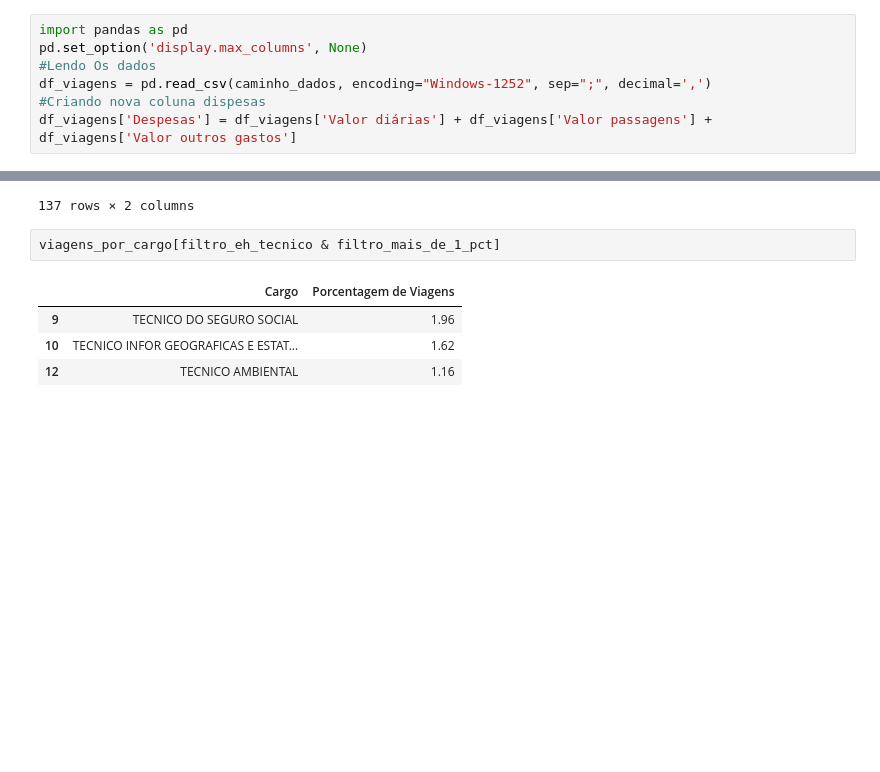
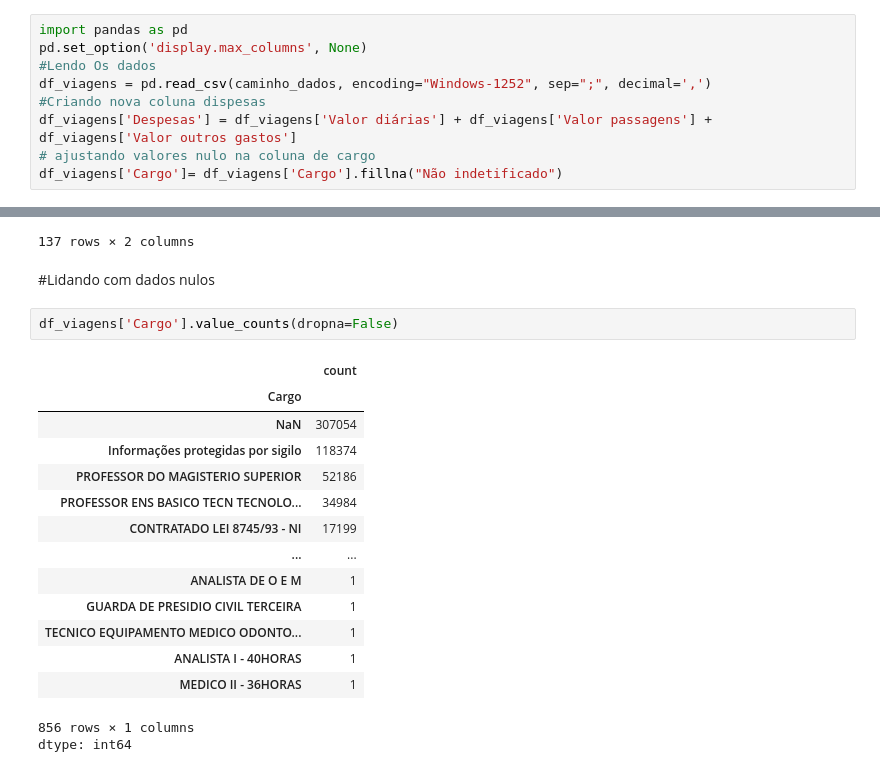
Before and after one commit to Murilo11/Analise-de-Dados-Portal-de-Transparencia, a Jupyter notebook: Analise_De_Dados_do_Portal_da_Transparencia.ipynb, the cells around one changed output, grey strips where cells are left out. Saved outputs shown, nothing was run; the diff lists cells and outputs as text; blank space fills up the shorter version.

Commit message:
Lidando com dados nulos

```diff
--- a/Analise_De_Dados_do_Portal_da_Transparencia.ipynb
+++ b/Analise_De_Dados_do_Portal_da_Transparencia.ipynb
@@ -11,6 +11,8 @@ pd.set_option('display.max_columns', None)
 df_viagens = pd.read_csv(caminho_dados, encoding="Windows-1252", sep=";", decimal=',')
 #Criando nova coluna dispesas
 df_viagens['Despesas'] = df_viagens['Valor diárias'] + df_viagens['Valor passagens'] + df_viagens['Valor outros gastos']
+# ajustando valores nulo na coluna de cargo
+df_viagens['Cargo']= df_viagens['Cargo'].fillna("Não indetificado")
 # %%
 df_viagens
 # %% [output]
@@ -312,10 +321,24 @@ viagens_por_cargo[filtro_eh_tecnico]
 | 847 | TECNICO PROMOCAO DIVULGACAO CULTU... | 0.00 |
 | 852 | TECNICO EQUIPAMENTO MEDICO ODONTO... | 0.00 |
 137 rows × 2 columns
-# %%
-viagens_por_cargo[filtro_eh_tecnico & filtro_mais_de_1_pct]
-# %% [output]
-|  | Cargo | Porcentagem de Viagens |
-| 9 | TECNICO DO SEGURO SOCIAL | 1.96 |
-| 10 | TECNICO INFOR GEOGRAFICAS E ESTAT... | 1.62 |
-| 12 | TECNICO AMBIENTAL | 1.16 |
+# %% [markdown]
+
+#Lidando com dados nulos
+# %%
+df_viagens['Cargo'].value_counts(dropna=False)
+# %% [output]
+|  | count |
+| Cargo |  |
+| NaN | 307054 |
+| Informações protegidas por sigilo | 118374 |
+| PROFESSOR DO MAGISTERIO SUPERIOR | 52186 |
+| PROFESSOR ENS BASICO TECN TECNOLO... | 34984 |
+| CONTRATADO LEI 8745/93 - NI | 17199 |
+| ... | ... |
+| ANALISTA DE O E M | 1 |
+| GUARDA DE PRESIDIO CIVIL TERCEIRA | 1 |
+| TECNICO EQUIPAMENTO MEDICO ODONTO... | 1 |
+| ANALISTA I - 40HORAS | 1 |
+| MEDICO II - 36HORAS | 1 |
+856 rows × 1 columns
+dtype: int64
```
Also changed, not shown: parts of 5 cells of this notebook.
